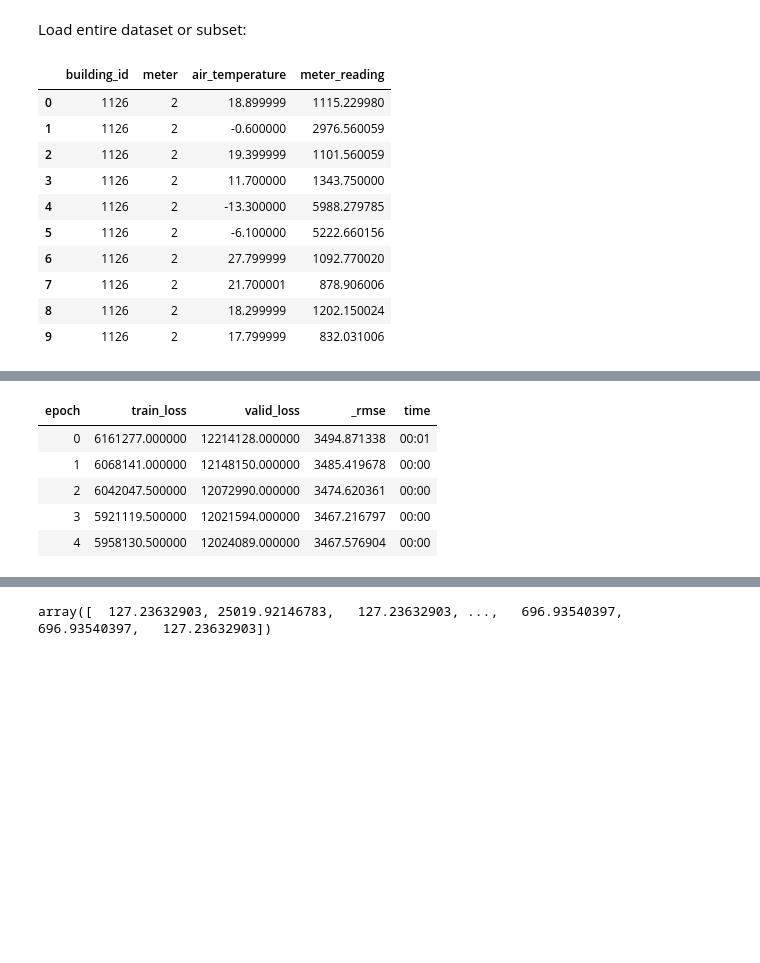
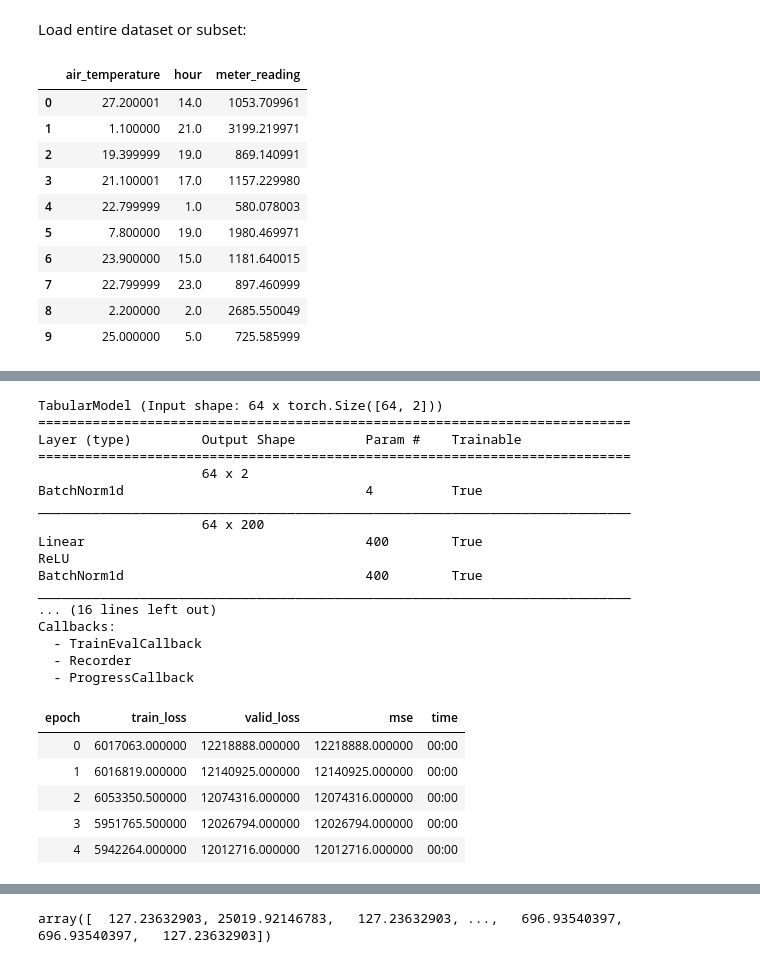
Before and after one commit to fastai-energetic-engineering/ashrae, a Jupyter notebook: ASHRAE_energy_fastai.ipynb, the cells around one changed output, grey strips where cells are left out. Drawn from its saved outputs; the diff is of its cells as text; code cells hidden in the pictures; blank space fills up the shorter version.

Commit message:
Engineered the 'hour' feature. Regression improved a little.

```diff
--- a/ASHRAE_energy_fastai.ipynb
+++ b/ASHRAE_energy_fastai.ipynb
@@ -140,6 +140,7 @@ train.head()
 | 4 | 4 | 0 | 2016-01-01 | 0.0 | 0 | Education | 116607 | 1975.0 | ... |
 # %%
 # Engineer a feature
+train['hour'] = train.timestamp.dt.hour
 # %%
 # Get a subset of the data, just one building and meter
 
@@ -157,13 +157,13 @@ t[['timestamp', 'meter_reading']].set_index('timestamp').plot()
 # %%
 # Use an IndexSplitter and load using TabularPandas then to a dataloader
 
-t_valid = t[['timestamp', 'building_id', 'meter_reading','meter','air_temperature']].dropna()
+t_valid = t[['timestamp', 'building_id', 'meter_reading', 'meter', 'air_temperature', 'hour']].dropna()
 
 # 2-fold cross-validation. Build 2 models, each with half the year as training data
 splits1=MaskSplitter(t['timestamp'] < '2016-07-01')(range_of(t_valid))
-to1 = TabularPandas(t_valid, procs=[Categorify, FillMissing, Normalize],
-                   cat_names = ['building_id', 'meter'],
-                   cont_names = ['air_temperature'],
+to1 = TabularPandas(t_valid, procs=[Categorify, FillMissing],#, Normalize],
+                   cat_names = [],#['building_id', 'meter'],
+                   cont_names = ['air_temperature', 'hour'],
                    y_names='meter_reading',
                    splits=splits1)
 dls1 = to1.dataloaders(bs=64)
@@ -193,33 +193,50 @@ dls = TabularDataLoaders.from_df(t.head(64*1000), procs=procs, cat_names=cat_nam
 # %%
 dls1.show_batch()
 # %% [output]
-|  | building_id | meter | air_temperature | meter_reading |
-| 0 | 1126 | 2 | 18.899999 | 1115.229980 |
-| 1 | 1126 | 2 | -0.600000 | 2976.560059 |
-| 2 | 1126 | 2 | 19.399999 | 1101.560059 |
-| 3 | 1126 | 2 | 11.700000 | 1343.750000 |
-| 4 | 1126 | 2 | -13.300000 | 5988.279785 |
-| 5 | 1126 | 2 | -6.100000 | 5222.660156 |
-| 6 | 1126 | 2 | 27.799999 | 1092.770020 |
-| 7 | 1126 | 2 | 21.700001 | 878.906006 |
-| 8 | 1126 | 2 | 18.299999 | 1202.150024 |
-| 9 | 1126 | 2 | 17.799999 | 832.031006 |
+|  | air_temperature | hour | meter_reading |
+| 0 | 27.200001 | 14.0 | 1053.709961 |
+| 1 | 1.100000 | 21.0 | 3199.219971 |
+| 2 | 19.399999 | 19.0 | 869.140991 |
+| 3 | 21.100001 | 17.0 | 1157.229980 |
+| 4 | 22.799999 | 1.0 | 580.078003 |
+| 5 | 7.800000 | 19.0 | 1980.469971 |
+| 6 | 23.900000 | 15.0 | 1181.640015 |
+| 7 | 22.799999 | 23.0 | 897.460999 |
+| 8 | 2.200000 | 2.0 | 2685.550049 |
+| 9 | 25.000000 | 5.0 | 725.585999 |
 # %%
 # Train a model
 
-learn = tabular_learner(dls1, metrics=rmse)
-learn.summary()
+learn = tabular_learner(dls1, metrics=mse)
+print(learn.summary())
 # Exploring the learning rates
 #learn.lr_find(stop_div=False)
 learn.fit_one_cycle(5)
 # %% [output]
 [interactive output not drawn]
+TabularModel (Input shape: 64 x torch.Size([64, 2]))
+============================================================================
+Layer (type)         Output Shape         Param #    Trainable
+============================================================================
+                     64 x 2
+BatchNorm1d                               4          True
+____________________________________________________________________________
+                     64 x 200
+Linear                                    400        True
+ReLU
+BatchNorm1d                               400        True
+____________________________________________________________________________
+... (16 lines left out)
+Callbacks:
+  - TrainEvalCallback
+  - Recorder
+  - ProgressCallback
-| epoch | train_loss | valid_loss | _rmse | time |
-| 0 | 6161277.000000 | 12214128.000000 | 3494.871338 | 00:01 |
-| 1 | 6068141.000000 | 12148150.000000 | 3485.419678 | 00:00 |
-| 2 | 6042047.500000 | 12072990.000000 | 3474.620361 | 00:00 |
-| 3 | 5921119.500000 | 12021594.000000 | 3467.216797 | 00:00 |
-| 4 | 5958130.500000 | 12024089.000000 | 3467.576904 | 00:00 |
+| epoch | train_loss | valid_loss | mse | time |
+| 0 | 6017063.000000 | 12218888.000000 | 12218888.000000 | 00:00 |
+| 1 | 6016819.000000 | 12140925.000000 | 12140925.000000 | 00:00 |
+| 2 | 6053350.500000 | 12074316.000000 | 12074316.000000 | 00:00 |
+| 3 | 5951765.500000 | 12026794.000000 | 12026794.000000 | 00:00 |
+| 4 | 5942264.000000 | 12012716.000000 | 12012716.000000 | 00:00 |
 # %%
 learn.show_results()
 # %% [output]
```
Also changed, not shown: parts of 4 cells of this notebook.
